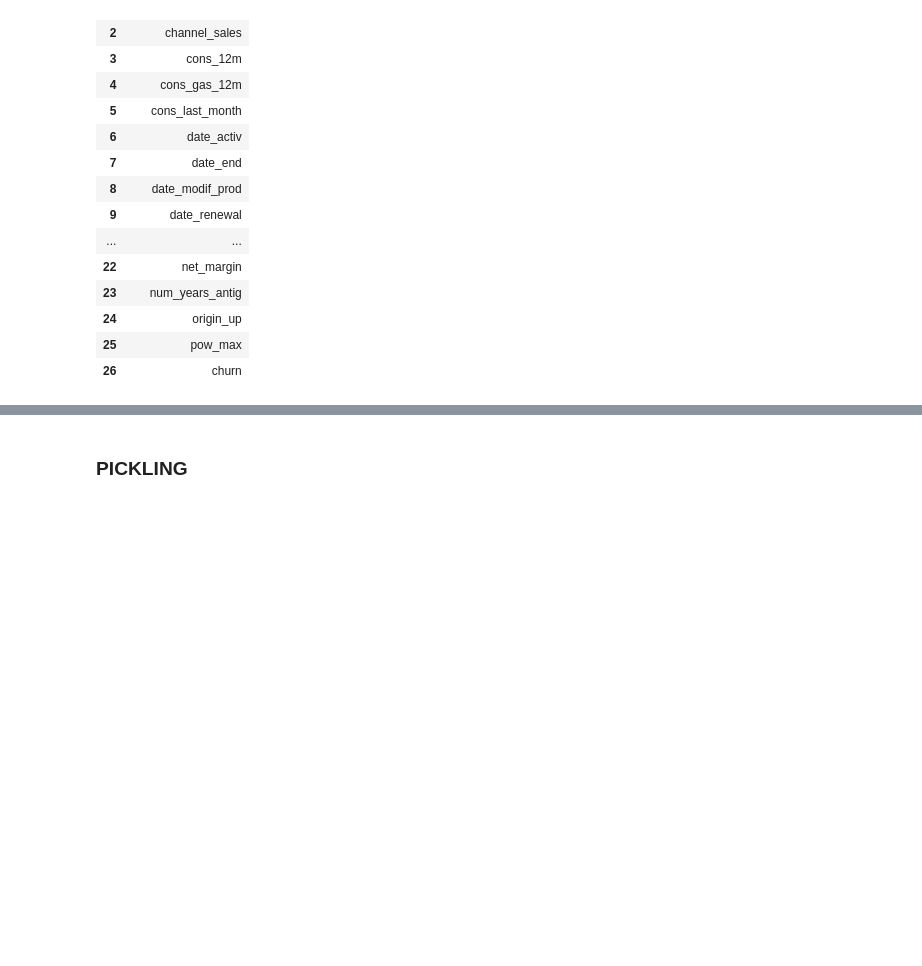
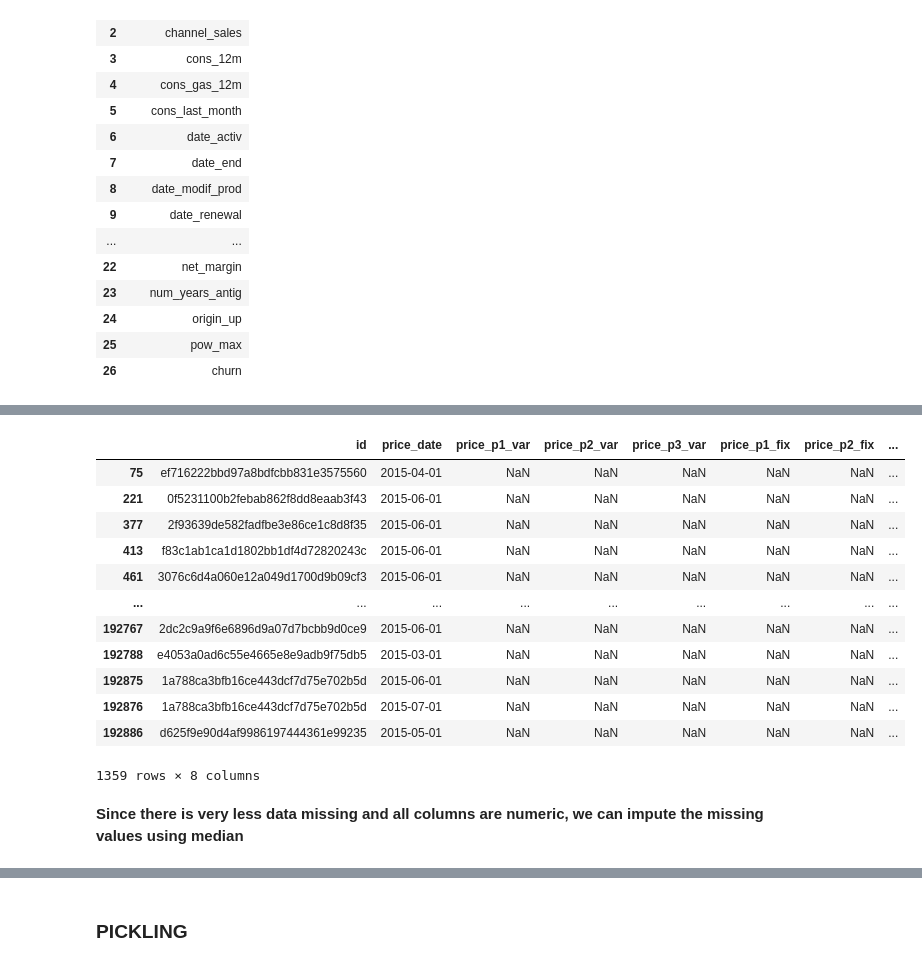
Before and after one commit to AmitChoudhary1392/BCG-Virtual-Experience-Program, a Jupyter notebook: Task-2/Task_2_EDA_and_Data_Cleaning.ipynb, the cells around one changed output, grey strips where cells are left out. Saved outputs shown, nothing was run; the diff lists cells and outputs as text; code cells hidden in the pictures; blank space fills up the shorter version.

```diff
--- a/Task-2/Task_2_EDA_and_Data_Cleaning.ipynb
+++ b/Task-2/Task_2_EDA_and_Data_Cleaning.ipynb
@@ -759,0 +786,19 @@ history_data.describe()
+# %%
+#display all enteries where even 1 entry is missing
+history_data[history_data.isnull().any(axis=1)]
+# %% [output]
+|  | id | price_date | price_p1_var | price_p2_var | price_p3_var | price_p1_fix | price_p2_fix | ... |
+| 75 | ef716222bbd97a8bdfcbb831e3575560 | 2015-04-01 | NaN | NaN | NaN | NaN | NaN | ... |
+| 221 | 0f5231100b2febab862f8dd8eaab3f43 | 2015-06-01 | NaN | NaN | NaN | NaN | NaN | ... |
+| 377 | 2f93639de582fadfbe3e86ce1c8d8f35 | 2015-06-01 | NaN | NaN | NaN | NaN | NaN | ... |
+| 413 | f83c1ab1ca1d1802bb1df4d72820243c | 2015-06-01 | NaN | NaN | NaN | NaN | NaN | ... |
+| 461 | 3076c6d4a060e12a049d1700d9b09cf3 | 2015-06-01 | NaN | NaN | NaN | NaN | NaN | ... |
+| ... | ... | ... | ... | ... | ... | ... | ... | ... |
+| 192767 | 2dc2c9a9f6e6896d9a07d7bcbb9d0ce9 | 2015-06-01 | NaN | NaN | NaN | NaN | NaN | ... |
+| 192788 | e4053a0ad6c55e4665e8e9adb9f75db5 | 2015-03-01 | NaN | NaN | NaN | NaN | NaN | ... |
+| 192875 | 1a788ca3bfb16ce443dcf7d75e702b5d | 2015-06-01 | NaN | NaN | NaN | NaN | NaN | ... |
+| 192876 | 1a788ca3bfb16ce443dcf7d75e702b5d | 2015-07-01 | NaN | NaN | NaN | NaN | NaN | ... |
+| 192886 | d625f9e90d4af9986197444361e99235 | 2015-05-01 | NaN | NaN | NaN | NaN | NaN | ... |
+1359 rows × 8 columns
+# %% [markdown]
+**Since there is very less data missing and all columns are numeric, we can impute the missing values using median**
```
Also changed, not shown: parts of 12 cells of this notebook, 2 other files.
